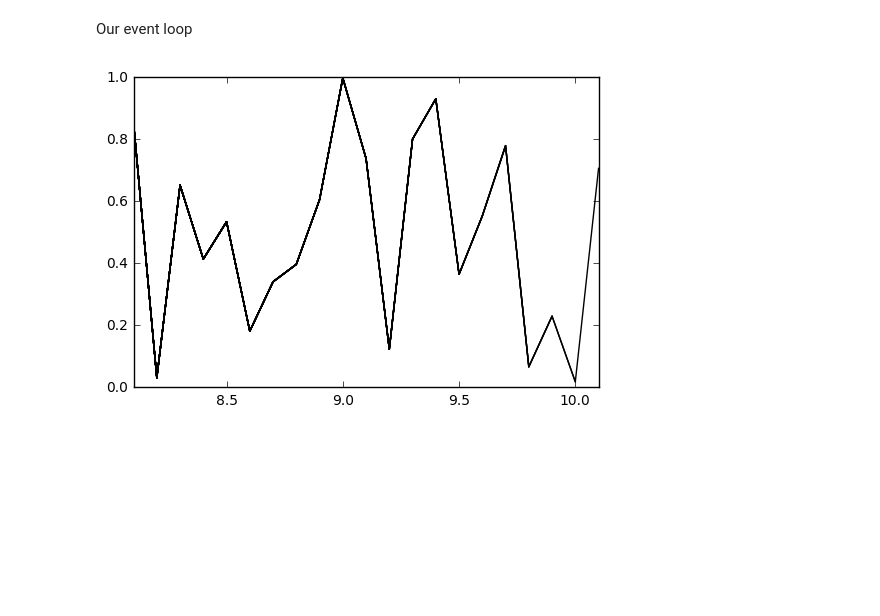
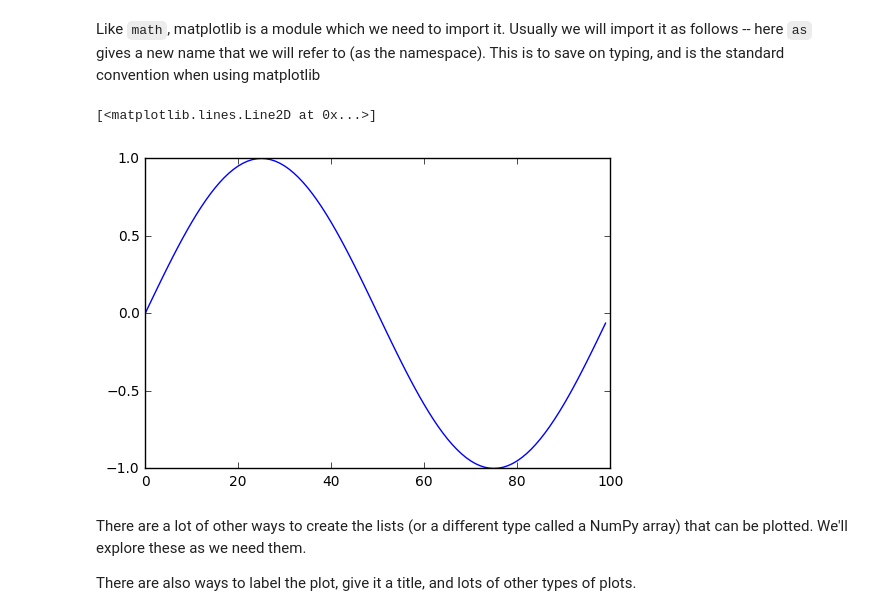
Before and after one commit to sccc-python-workshop/python-examples, a Jupyter notebook: matplotlib-streaming.ipynb, the cells around one changed output. Saved outputs shown, nothing was run; the diff lists cells and outputs as text; code cells hidden in the pictures; blank space fills up the shorter version.

```diff
--- a/matplotlib-streaming.ipynb
+++ b/matplotlib-streaming.ipynb
@@ -5,3 +150,5 @@ http://stackoverflow.com/questions/21360361/how-to-dynamically-update-a-plot-in-
 # %%
 %matplotlib inline
+# %% [markdown]
+Like `math`, matplotlib is a module which we need to import it.  Usually we will import it as follows -- here `as` gives a new name that we will refer to (as the namespace).  This is to save on typing, and is the standard convention when using matplotlib
 # %%
@@ -11,34 +156,19 @@ from IPython import display
-# %% [markdown]
-Our event loop
-# %%
-import random
-
-t = []
-y = []
-
-current_time = 0.0
-dt = 0.1
-
-stop_time = 10
-
-window = 2.0
-
-while (current_time < stop_time):
-    current_time += dt
-
-    t.append(current_time)
-    y.append(random.random())
-
-    #plt.clf()
-    plt.plot(t, y, color="k")
-    ax = plt.gca()
-
-    tmin = max(0, current_time - window)
-    tmax = tmin + window
-    ax.set_xlim(tmin, tmax)
-
-    display.display(plt.gcf())
-    display.clear_output(wait=True)
-    time.sleep(dt)
-# %% [output]
-[figure, removed]
+# %%
+# create x and y lists that we will plot
+x = []
+y = []
+
+# npts is the number of points we will plot
+npts = 100
+for n in range(npts):
+    x.append(n)
+    y.append(math.sin(2.0*math.pi*n/npts))
+
+plt.plot(x, y)
+# %% [output]
+[<matplotlib.lines.Line2D at 0x...>]
+[figure, added]
+# %% [markdown]
+There are a lot of other ways to create the lists (or a different type called a NumPy array) that can be plotted.  We'll explore these as we need them.
+
+There are also ways to label the plot, give it a title, and lots of other types of plots.
```
Also changed, not shown: parts of 34 cells of this notebook.
